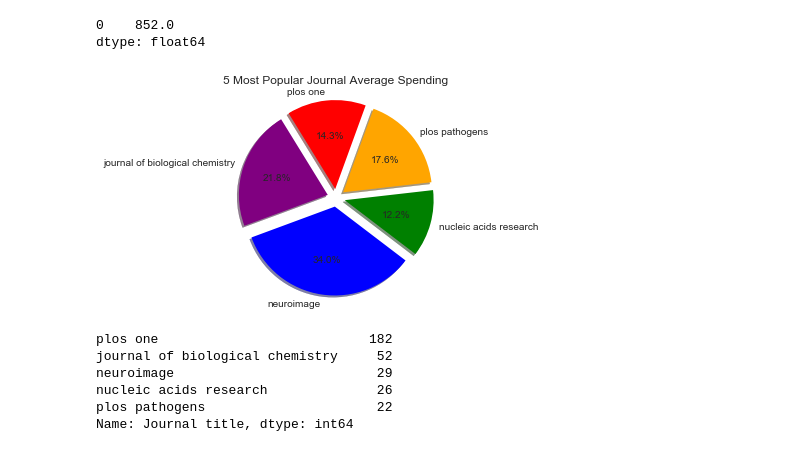
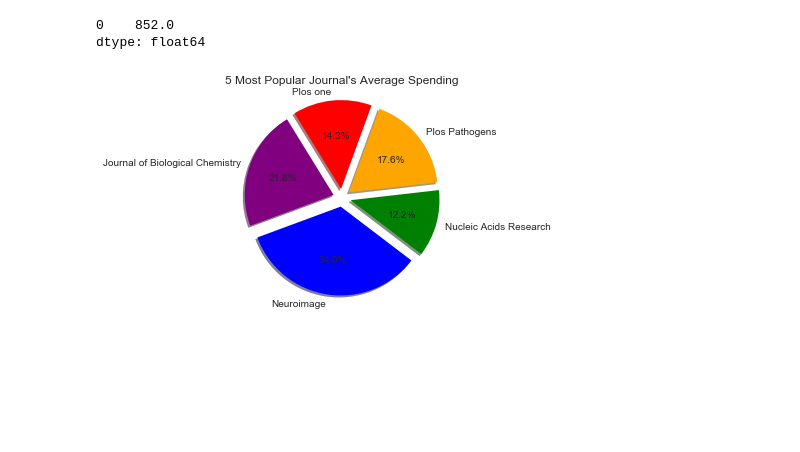
Before and after one commit to etallen127/Data-Cleaning-Journal-Entries, a Jupyter notebook: Data Cleaning exercise.ipynb, the cells around one changed output. Saved outputs shown, nothing was run; the diff lists cells and outputs as text; code cells hidden in the pictures; blank space fills up the shorter version.

```diff
--- a/Data Cleaning exercise.ipynb
+++ b/Data Cleaning exercise.ipynb
@@ -265,25 +278,16 @@ dtype: float64
 # %%
 # come back an use ML to fill in nulls
 # %%
-plt.title("5 Most Popular Journal Average Spending")
-labels = 'plos one', 'journal of biological chemistry','neuroimage','nucleic acids research','plos pathogens'
+plt.title("5 Most Popular Journal's Average Spending")
+labels = 'Plos one', 'Journal of Biological Chemistry','Neuroimage','Nucleic Acids Research','Plos Pathogens'
 sizes = [a.mean(),b.mean(),c.mean(),d.mean(),e.mean()]
 colors = ['red','purple','blue','green','orange']
 explode = [0.1,0.1,0.1,0.1,0.1]
 
 plt.pie(sizes,explode=explode,labels=labels,colors=colors,
         autopct='%1.1f%%',shadow=True,startangle=70)
 
 plt.axis('equal')
 plt.show()
 # %% [output]
-[figure, old version]
+[figure, new version]
-# %%
-df['Journal title'].value_counts().head()
-# %% [output]
-plos one                           182
-journal of biological chemistry     52
-neuroimage                          29
-nucleic acids research              26
-plos pathogens                      22
-Name: Journal title, dtype: int64
```
Also changed, not shown: parts of 6 cells of this notebook.
